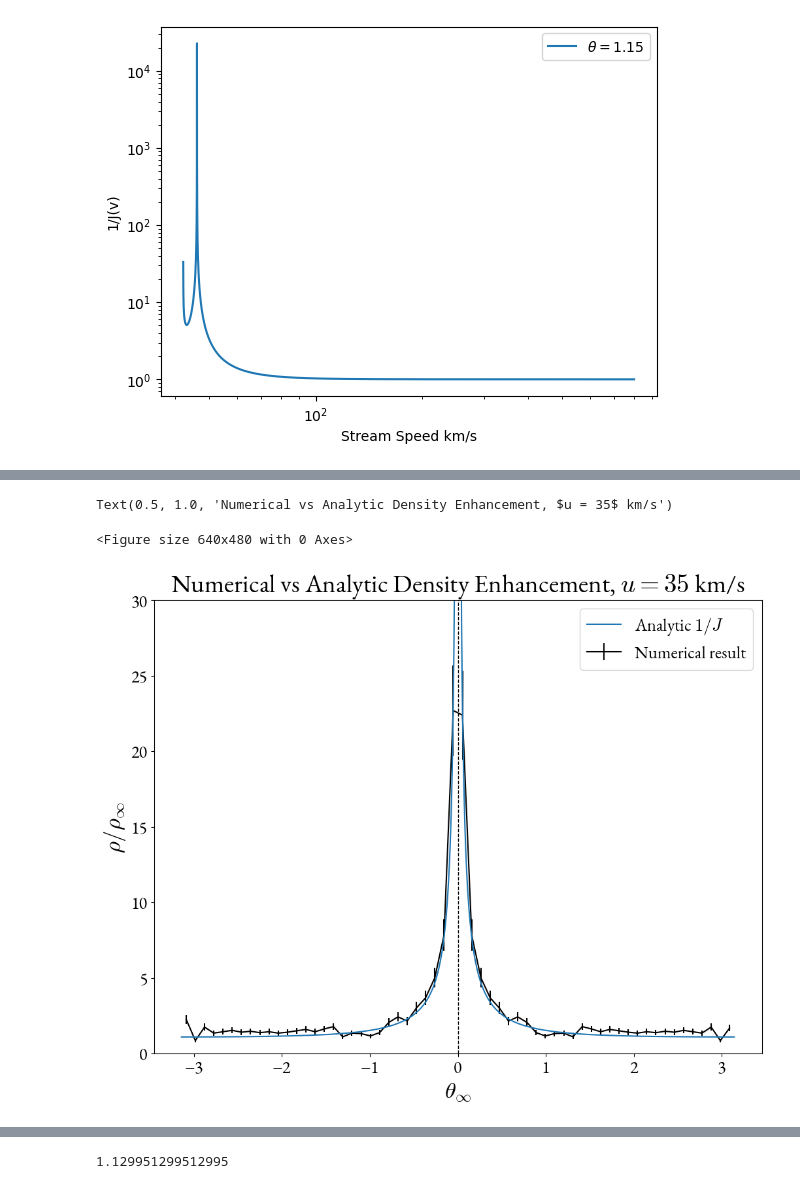
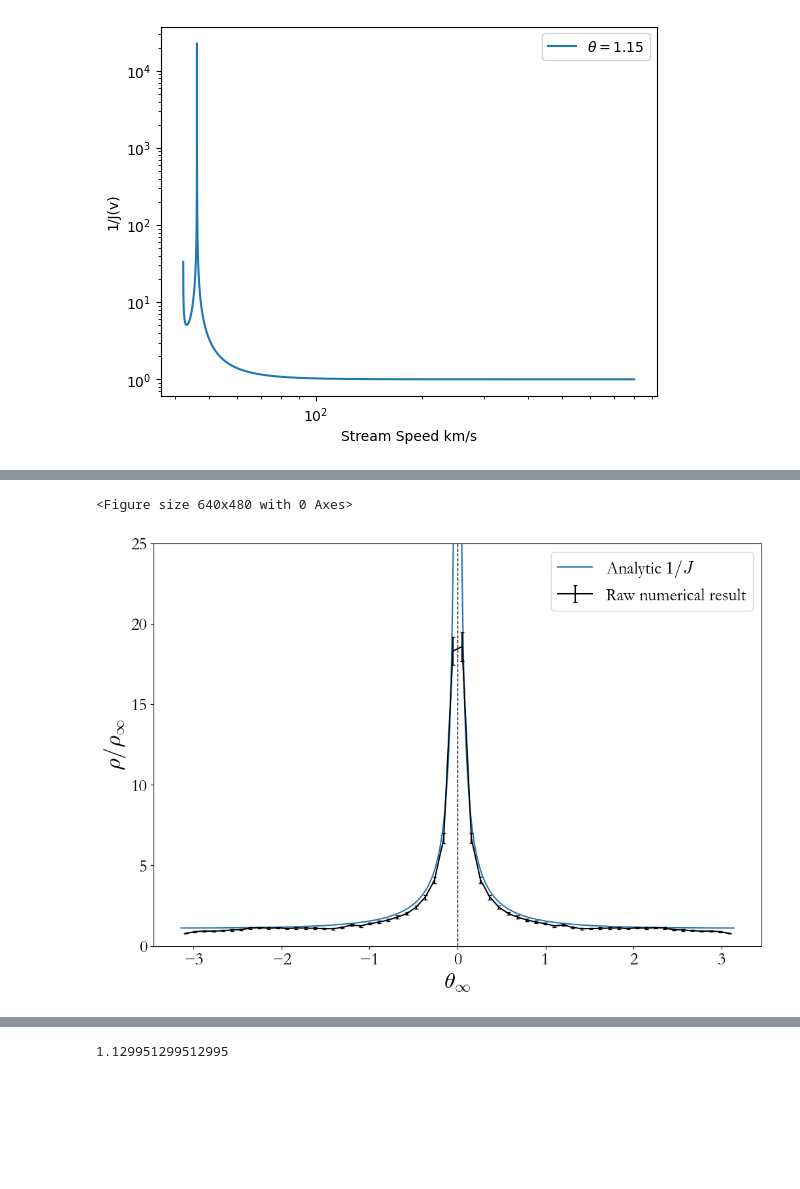
Before and after one commit to shauryagarg145/dark-matter-waves, a Jupyter notebook: jacobian.ipynb, the cells around one changed output, grey strips where cells are left out. Saved outputs shown, nothing was run; the diff lists cells and outputs as text; code cells hidden in the pictures; blank space fills up the shorter version.

```diff
--- a/jacobian.ipynb
+++ b/jacobian.ipynb
@@ -353,7 +354,7 @@ def func(theta, u, Phi, thetainf):
     return np.abs(theta_inf(theta, u, Phi) - thetainf)
 
 plt.clf()
-plt.figure(figsize=(12, 9))
+plt.figure(figsize=(12, 8))
 
 phi = np.linspace(0, np.pi - 1, 100)[:-1]
 phi = np.logspace(-3, np.log10(np.pi), 200)
@@ -391,46 +392,56 @@ plt.yscale("linear")
 data = np.load('numerical35kms.npy')
 x = data[:, 0]
 y = data[:, 1]
 err = data[:, 2]
 
 modely = []
 for p in x:
     p = np.abs(p)
     ang1 = minimize(func, x0 = np.arccos(spd/spd_loc), bounds = [(np.arccos(spd/spd_loc), np.pi)], args=(spd, -grav(), p)).x[0]
     ang2 = minimize(func, x0 = 0, bounds = [(0,np.arccos(spd/spd_loc))], args=(spd, -grav(), np.pi - p)).x[0]
 
     assert func(ang1, spd, Phi, p) < 1e-5
     assert func(ang2, spd, Phi, np.pi - p) < 1e-5
 
     den = 1 / jacobian_closed_form(spd_loc, Phi, ang1) + 1 / jacobian_closed_form(spd_loc, Phi, ang2)
     modely.append(den)
 
+'''
 modely = np.array(modely)
 
-cons = np.linspace(0, 2, 100000)
+cons = np.linspace(0, 2, 3000)
+bons = np.linspace(-1, 1, 3000)
 
-like = []
+like = np.zeros((cons.shape[0], bons.shape[0]))
+i = 0
 for c in cons:
-    exponent = np.sum((y - c* modely)**2)
-    asdf = np.exp(-exponent)
-    like.append(asdf)
+    j = 0
+    for b in bons:
+        exponent = np.sum((modely - (c*y + b))**2)
+        asdf = np.exp(-exponent)
+        like[i, j] = asdf
+        j += 1
+    i += 1
+'''
 
-C = np.argmax(like)
+#cind, bind = np.unravel_index(np.argmax(like, axis=None), like.shape)
+
+#C, B = cons[cind], bons[bind]
 
 #plt.scatter(data[:, 0], y / cons[C], color = "black", label="Numerical result")
-plt.errorbar(data[:, 0], y / cons[C], yerr = err / cons[C], color = "black", label="Numerical result", zorder = 0)
+#plt.errorbar(data[:, 0], y * C + B, yerr = err, color = "black", label="Numerical result fitted", zorder = 0)
+plt.errorbar(data[:, 0], y, yerr = err, color = "black", label="Raw numerical result", capsize = 2)
 
-plt.ylim((0, 30))
+plt.ylim((0, 25))
 plt.legend()
 
 plt.xlabel("$\\theta_\\infty$")
 plt.ylabel("$\\rho / \\rho_\\infty$")
-plt.title("Numerical vs Analytic Density Enhancement, $u = 35$ km/s")
-#plt.savefig("plots/numericvsanalytic.png", dpi = 400)
+#plt.title("Numerical vs Analytic Density Enhancement, $u = 35$ km/s")
+plt.savefig("plots/numericvsanalytic.png", dpi = 400)
 # %% [output]
-Text(0.5, 1.0, 'Numerical vs Analytic Density Enhancement, $u = 35$ km/s')
+<Figure size 640x480 with 0 Axes>
-<Figure size 640x480 with 0 Axes>
-[figure, old version]
+[figure, new version]
 # %%
 plt.clf()
 
```
Also changed, not shown: parts of 7 cells of this notebook, 4 other files.
